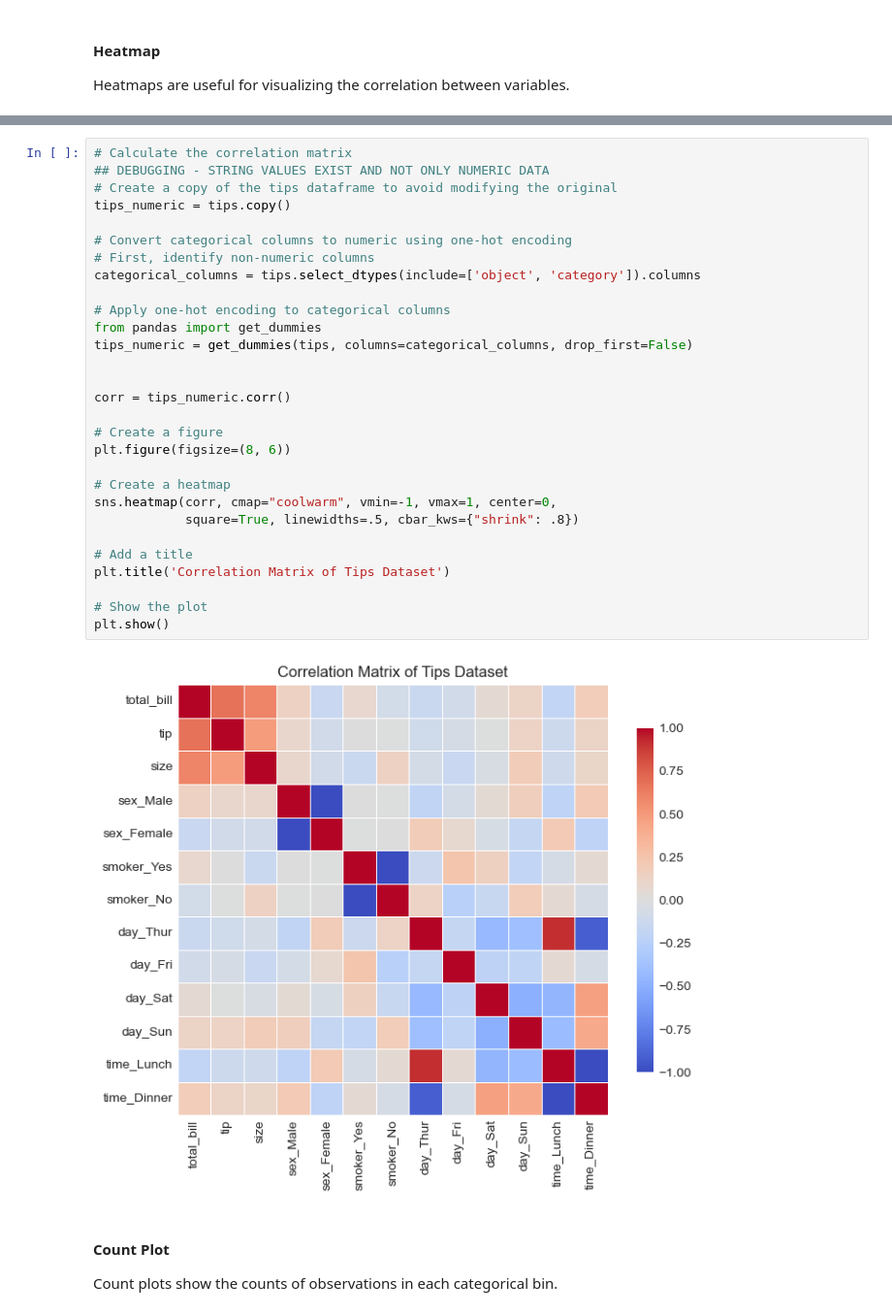
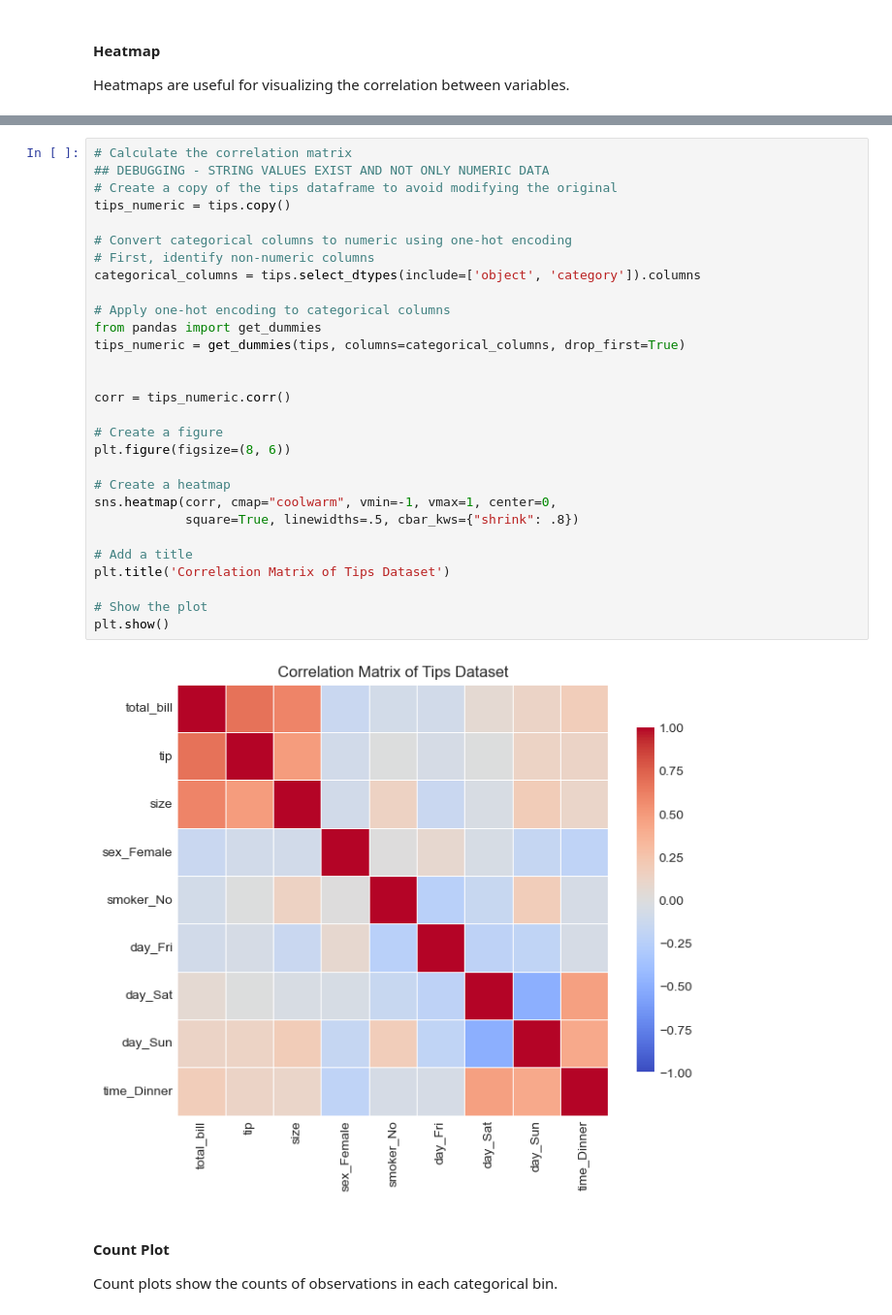
Before and after one commit to felmartins/pythonRefresher_WShop, a Jupyter notebook: notebooks/07_Data_Visualization.ipynb, the cells around one changed output, grey strips where cells are left out. Shown at 97% size. Saved outputs shown, nothing was run; the diff lists cells and outputs as text.

Commit message:
Found a not so optimal decision on visualization, fixed

```diff
--- a/notebooks/07_Data_Visualization.ipynb
+++ b/notebooks/07_Data_Visualization.ipynb
@@ -342,34 +326,34 @@ tips
 # %%
 # Calculate the correlation matrix
 ## DEBUGGING - STRING VALUES EXIST AND NOT ONLY NUMERIC DATA
 # Create a copy of the tips dataframe to avoid modifying the original
 tips_numeric = tips.copy()
 
 # Convert categorical columns to numeric using one-hot encoding
 # First, identify non-numeric columns
 categorical_columns = tips.select_dtypes(include=['object', 'category']).columns
 
 # Apply one-hot encoding to categorical columns
 from pandas import get_dummies
-tips_numeric = get_dummies(tips, columns=categorical_columns, drop_first=False)
+tips_numeric = get_dummies(tips, columns=categorical_columns, drop_first=True)
 
 
 corr = tips_numeric.corr()
 
 # Create a figure
 plt.figure(figsize=(8, 6))
 
 # Create a heatmap
 sns.heatmap(corr, cmap="coolwarm", vmin=-1, vmax=1, center=0,
             square=True, linewidths=.5, cbar_kws={"shrink": .8})
 
 # Add a title
 plt.title('Correlation Matrix of Tips Dataset')
 
 # Show the plot
 plt.show()
 # %% [output]
-[figure, old version]
+[figure, new version]
 # %% [markdown]
 #### Count Plot
 
```
Also changed, not shown: parts of 3 cells of this notebook.
